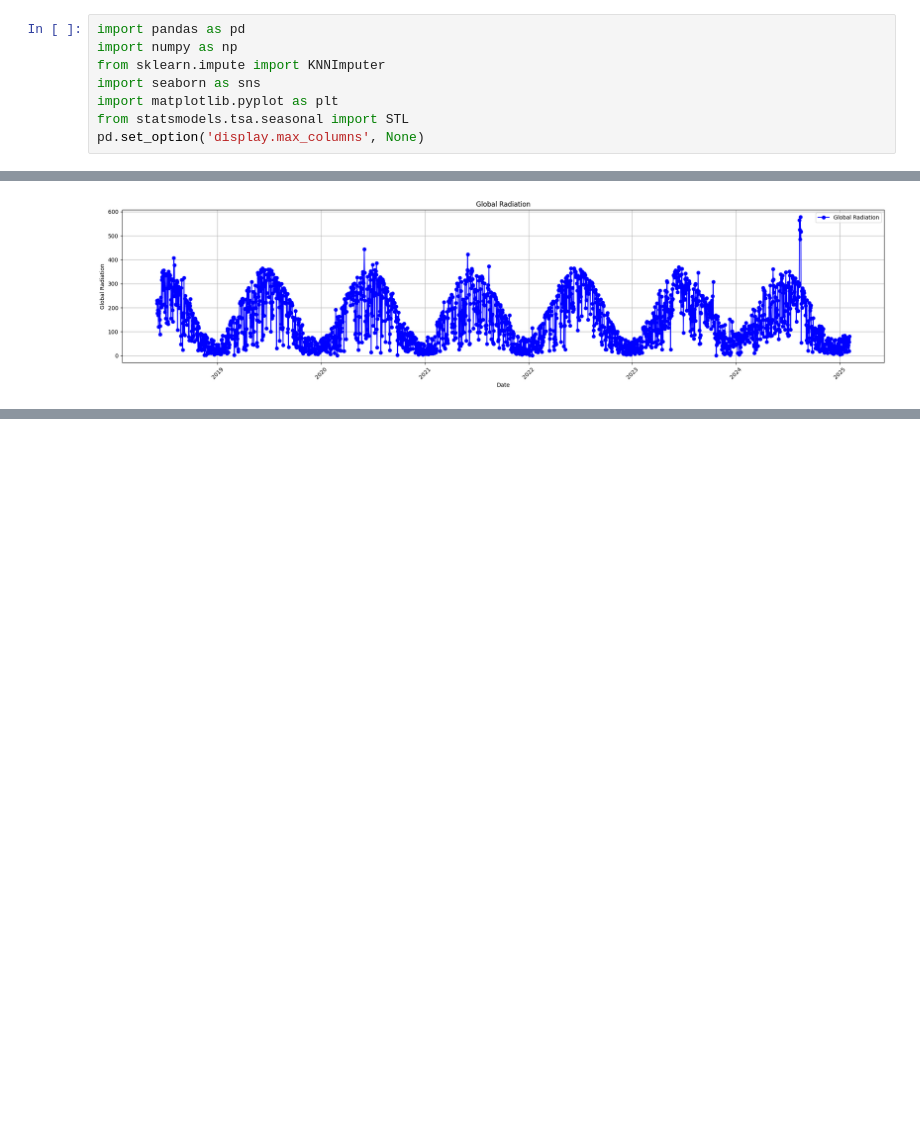
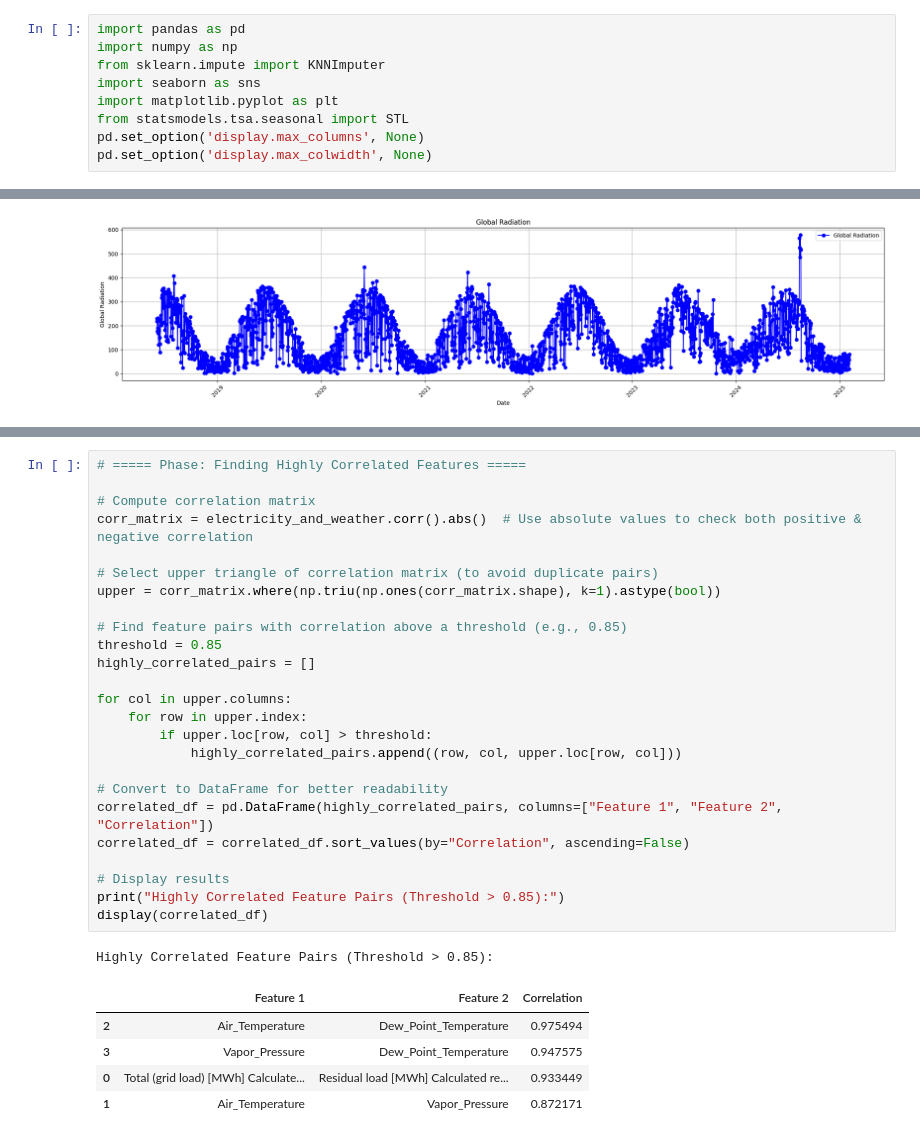
Before and after one commit to yhfrds/techlabs-ds-battery-project, a Jupyter notebook: src/data_transformation.ipynb, the cells around one changed output, grey strips where cells are left out. Drawn from its saved outputs; the diff is of its cells as text; blank space fills up the shorter version.

```diff
--- a/src/data_transformation.ipynb
+++ b/src/data_transformation.ipynb
@@ -6,4 +6,5 @@ import seaborn as sns
 import matplotlib.pyplot as plt
 from statsmodels.tsa.seasonal import STL
 pd.set_option('display.max_columns', None)
+pd.set_option('display.max_colwidth', None)
 # %%
@@ -216,0 +223,32 @@ plt.show()
+# %%
+# ===== Phase: Finding Highly Correlated Features =====
+
+# Compute correlation matrix
+corr_matrix = electricity_and_weather.corr().abs()  # Use absolute values to check both positive & negative correlation
+
+# Select upper triangle of correlation matrix (to avoid duplicate pairs)
+upper = corr_matrix.where(np.triu(np.ones(corr_matrix.shape), k=1).astype(bool))
+
+# Find feature pairs with correlation above a threshold (e.g., 0.85)
+threshold = 0.85
+highly_correlated_pairs = []
+
+for col in upper.columns:
+    for row in upper.index:
+        if upper.loc[row, col] > threshold:
+            highly_correlated_pairs.append((row, col, upper.loc[row, col]))
+
+# Convert to DataFrame for better readability
+correlated_df = pd.DataFrame(highly_correlated_pairs, columns=["Feature 1", "Feature 2", "Correlation"])
+correlated_df = correlated_df.sort_values(by="Correlation", ascending=False)
+
+# Display results
+print("Highly Correlated Feature Pairs (Threshold > 0.85):")
+display(correlated_df)
+# %% [output]
+Highly Correlated Feature Pairs (Threshold > 0.85):
+|  | Feature 1 | Feature 2 | Correlation |
+| 2 | Air_Temperature | Dew_Point_Temperature | 0.975494 |
+| 3 | Vapor_Pressure | Dew_Point_Temperature | 0.947575 |
+| 0 | Total (grid load) [MWh] Calculate... | Residual load [MWh] Calculated re... | 0.933449 |
+| 1 | Air_Temperature | Vapor_Pressure | 0.872171 |
```
Also changed, not shown: parts of 5 cells of this notebook.
